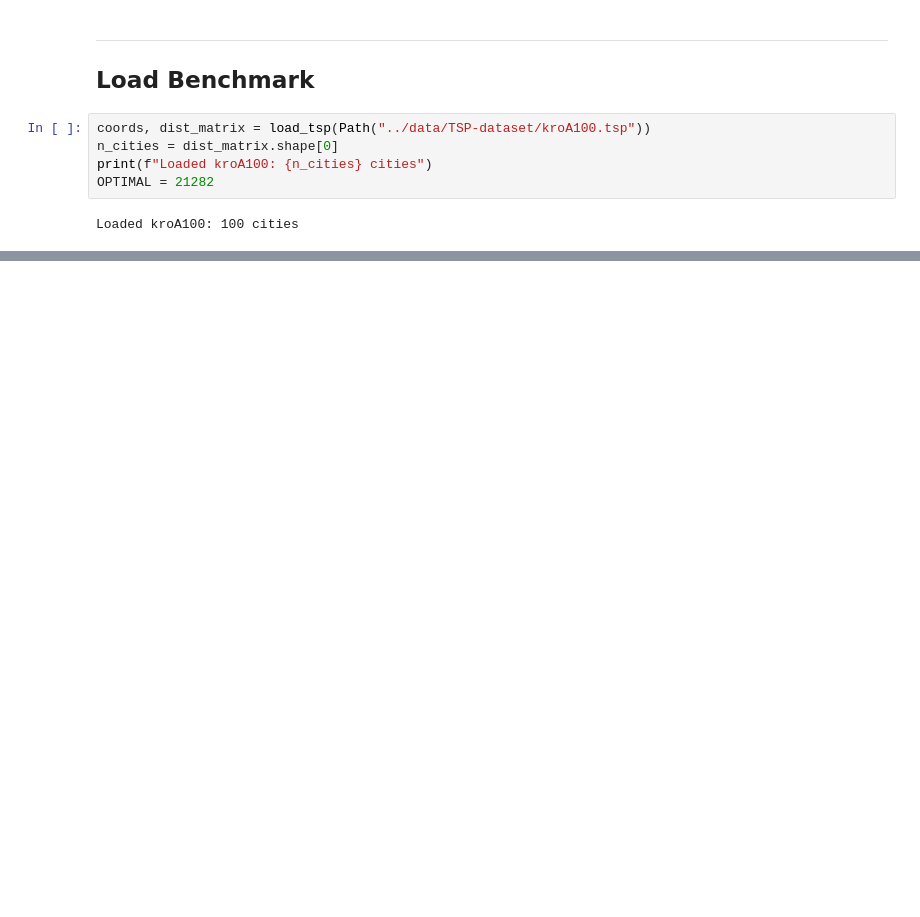
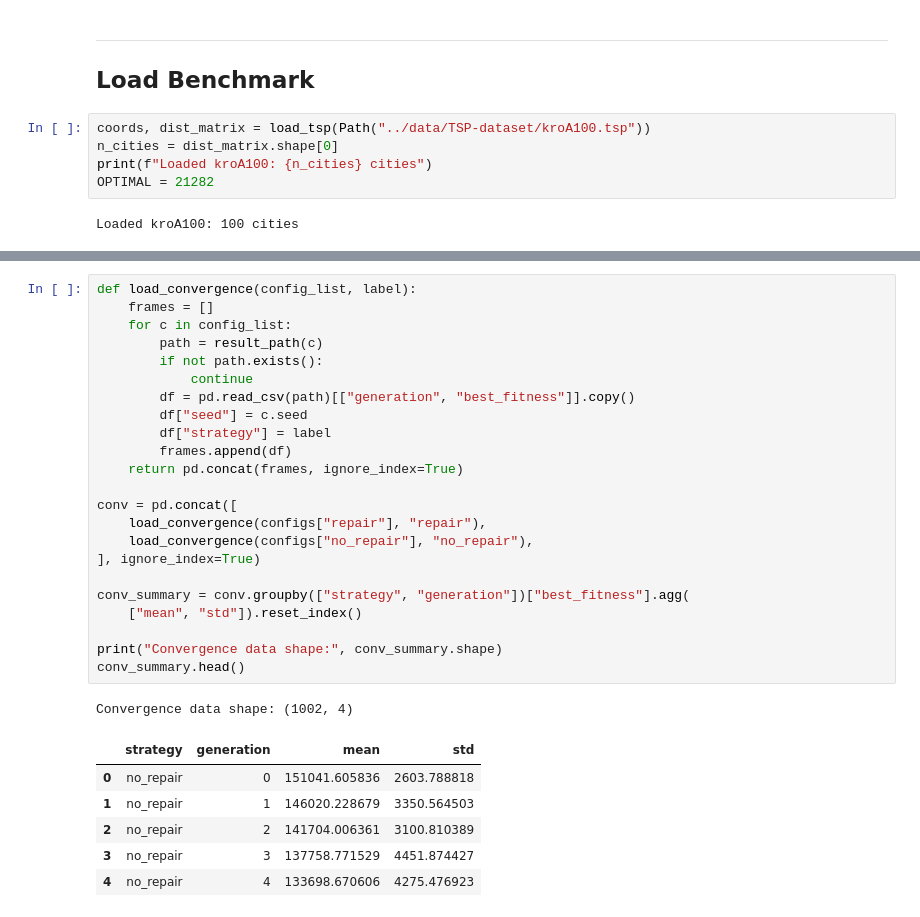
Before and after one commit to ridzuan5757/tc6544-project-2, a Jupyter notebook: notebooks/17_comparative_experiment.ipynb, the cells around one changed output, grey strips where cells are left out. Cells and saved outputs as stored; diff of their text form; blank space fills up the shorter version.

```diff
--- a/notebooks/17_comparative_experiment.ipynb
+++ b/notebooks/17_comparative_experiment.ipynb
@@ -480,0 +410,31 @@ exported to `results/compare.csv`.
+# %%
+def load_convergence(config_list, label):
+    frames = []
+    for c in config_list:
+        path = result_path(c)
+        if not path.exists():
+            continue
+        df = pd.read_csv(path)[["generation", "best_fitness"]].copy()
+        df["seed"] = c.seed
+        df["strategy"] = label
+        frames.append(df)
+    return pd.concat(frames, ignore_index=True)
+
+conv = pd.concat([
+    load_convergence(configs["repair"], "repair"),
+    load_convergence(configs["no_repair"], "no_repair"),
+], ignore_index=True)
+
+conv_summary = conv.groupby(["strategy", "generation"])["best_fitness"].agg(
+    ["mean", "std"]).reset_index()
+
+print("Convergence data shape:", conv_summary.shape)
+conv_summary.head()
+# %% [output]
+Convergence data shape: (1002, 4)
+|  | strategy | generation | mean | std |
+| 0 | no_repair | 0 | 151041.605836 | 2603.788818 |
+| 1 | no_repair | 1 | 146020.228679 | 3350.564503 |
+| 2 | no_repair | 2 | 141704.006361 | 3100.810389 |
+| 3 | no_repair | 3 | 137758.771529 | 4451.874427 |
+| 4 | no_repair | 4 | 133698.670606 | 4275.476923 |
```
Also changed, not shown: parts of 51 cells of this notebook, 3 other files.
